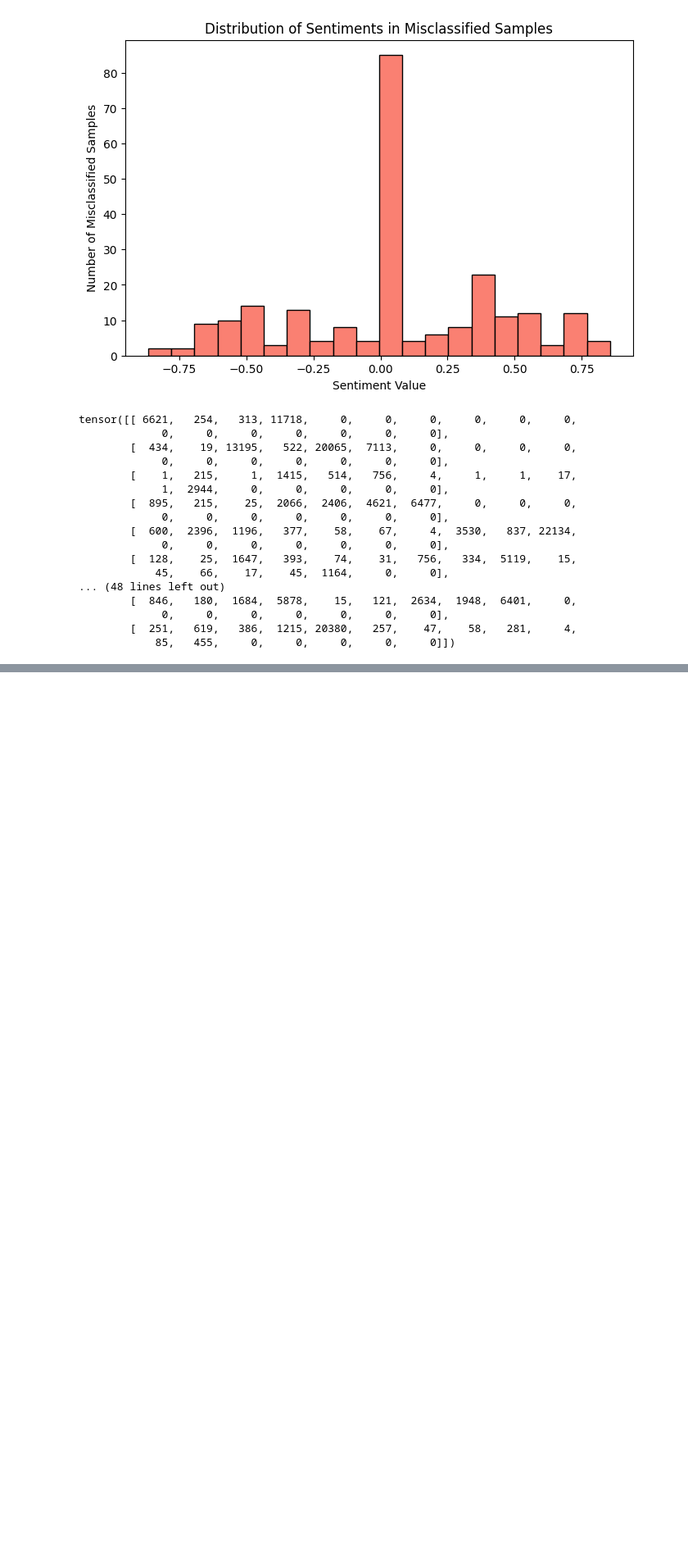
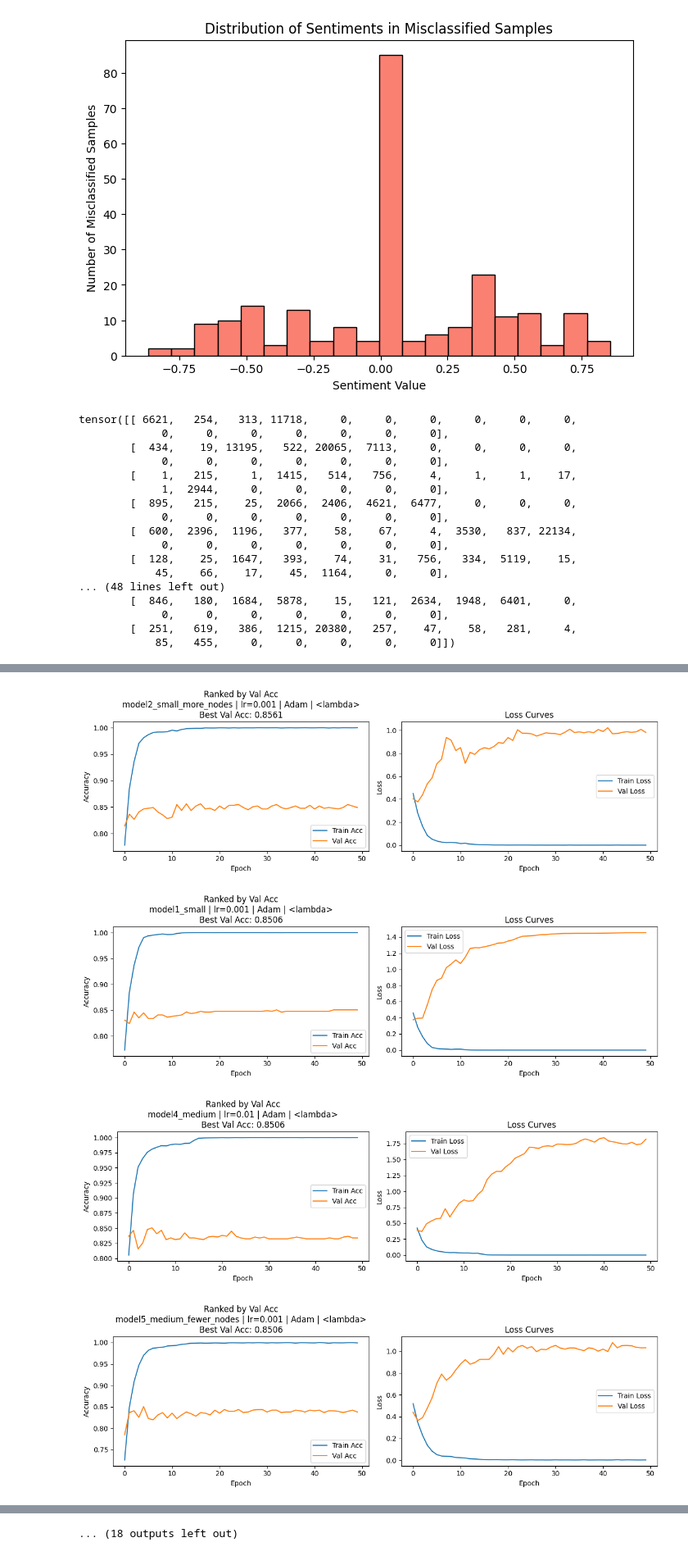
Before and after one commit to Michelle875/Sarcasm-Detector, a Jupyter notebook: bilstm.ipynb, the cells around one changed output, grey strips where cells are left out. Shown at 82% size. Saved outputs shown, nothing was run; the diff lists cells and outputs as text; code cells hidden in the pictures; blank space fills up the shorter version.

Commit message:
optimized BiLSTM hyperparameters and boosted model

```diff
--- a/bilstm.ipynb
+++ b/bilstm.ipynb
@@ -441,0 +1124,8 @@ tensor([[ 6621,   254,   313, 11718,     0,     0,     0,     0,     0,     0,
+# %%
+results = {}
+
+for model in models:
+    for lr in learning_rate:
+        for optim in optimizers:
+            for scheduler in schedulers:
+                results[(model.__name__, lr, optim.__name__, scheduler.__name__)] = train_one(model, lr, optim, scheduler)
@@ -441,0 +1187,47 @@ tensor([[ 6621,   254,   313, 11718,     0,     0,     0,     0,     0,     0,
+# %%
+import matplotlib.pyplot as plt
+
+# ---- Sort keys by highest validation accuracy ----
+sorted_keys = sorted(
+    results.keys(),
+    key=lambda k: results[k]["best_val"],
+    reverse=True
+)
+
+for key in sorted_keys:
+    model_name, lr, optim_name, scheduler_name = key
+    metrics = results[key]
+
+    train_acc  = metrics["train_acc"]
+    val_acc    = metrics["val_acc"]
+    train_loss = metrics["train_loss"]
+    val_loss   = metrics["val_loss"]
+
+    fig, axes = plt.subplots(1, 2, figsize=(12, 4))
+
+    # ---- LEFT: Accuracy ----
+    axes[0].plot(train_acc, label="Train Acc")
+    axes[0].plot(val_acc, label="Val Acc")
+    axes[0].set_title(
+        f"Ranked by Val Acc\n{model_name} | lr={lr} | {optim_name} | {scheduler_name}"
+        f"\nBest Val Acc: {metrics['best_val']:.4f}"
+    )
+    axes[0].set_xlabel("Epoch")
+    axes[0].set_ylabel("Accuracy")
+    axes[0].legend()
+
+    # ---- RIGHT: Loss ----
+    axes[1].plot(train_loss, label="Train Loss")
+    axes[1].plot(val_loss, label="Val Loss")
+    axes[1].set_title("Loss Curves")
+    axes[1].set_xlabel("Epoch")
+    axes[1].set_ylabel("Loss")
+    axes[1].legend()
+
+    plt.tight_layout()
+    plt.show()
+# %% [output]
+[figure, added]
+[figure, added]
+[figure, added]
+[figure, added]
@@ -441,0 +1242 @@ tensor([[ 6621,   254,   313, 11718,     0,     0,     0,     0,     0,     0,
+... (18 outputs left out)
```
Also changed, not shown: parts of 39 cells of this notebook, 5 other files.
